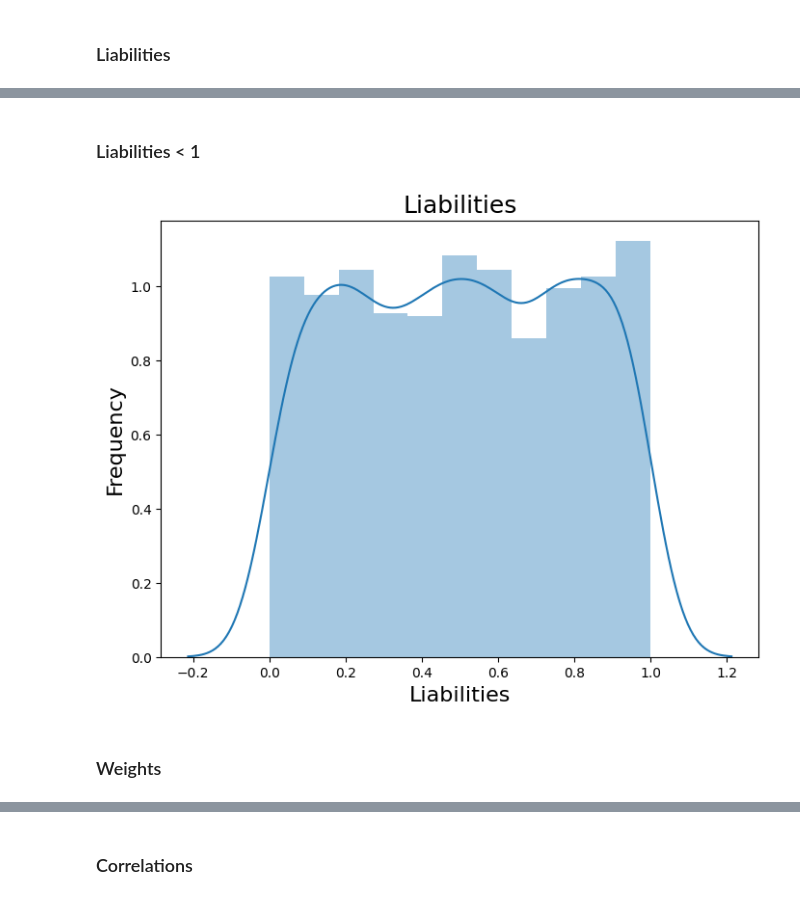
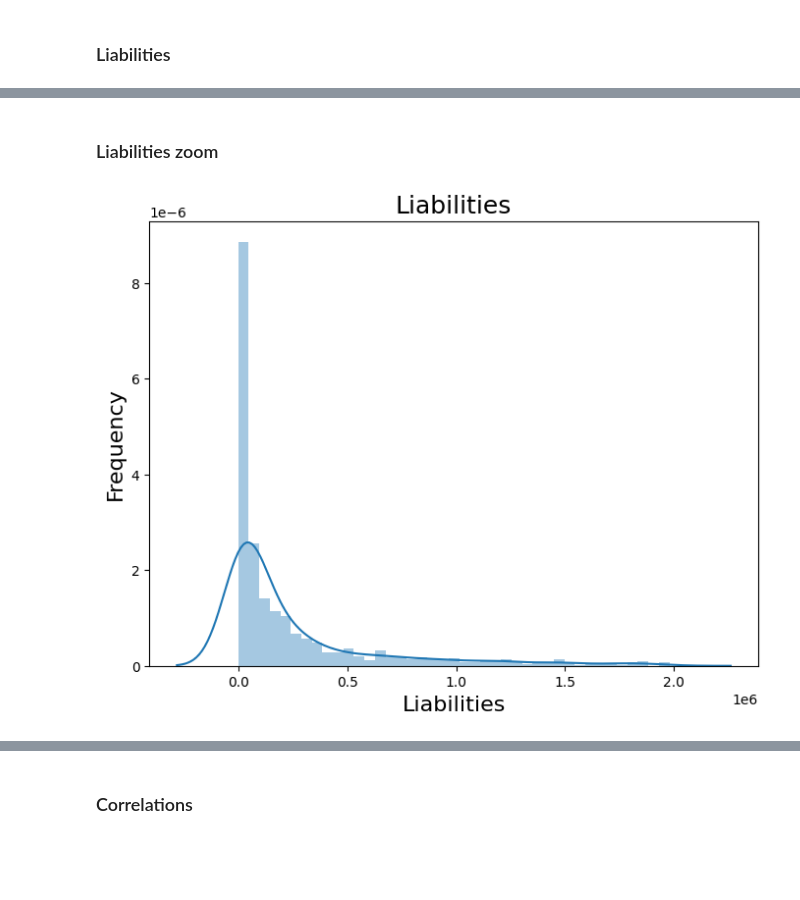
Before and after one commit to vibalcam/gnn-systemic-risk, a Jupyter notebook: notebooks/dataset.ipynb, the cells around one changed output, grey strips where cells are left out. Drawn from its saved outputs; the diff is of its cells as text; code cells hidden in the pictures; blank space fills up the shorter version.

Commit message:
Changed dataset plots

```diff
--- a/notebooks/dataset.ipynb
+++ b/notebooks/dataset.ipynb
@@ -81,8 +81,6 @@ plot_hist(nodes['liabilities'], 'Liabilities')
 # %% [markdown]
-### Liabilities < 1
+### Liabilities zoom
 # %%
-plot_hist(nodes['liabilities'][nodes['liabilities'] < 1], 'Liabilities')
+plot_hist(nodes['liabilities'][nodes['liabilities'] < 2e6], 'Liabilities')
 # %% [output]
-[figure, old version]
+[figure, new version]
-# %% [markdown]
-### Weights
```
Also changed, not shown: parts of 10 cells of this notebook.
